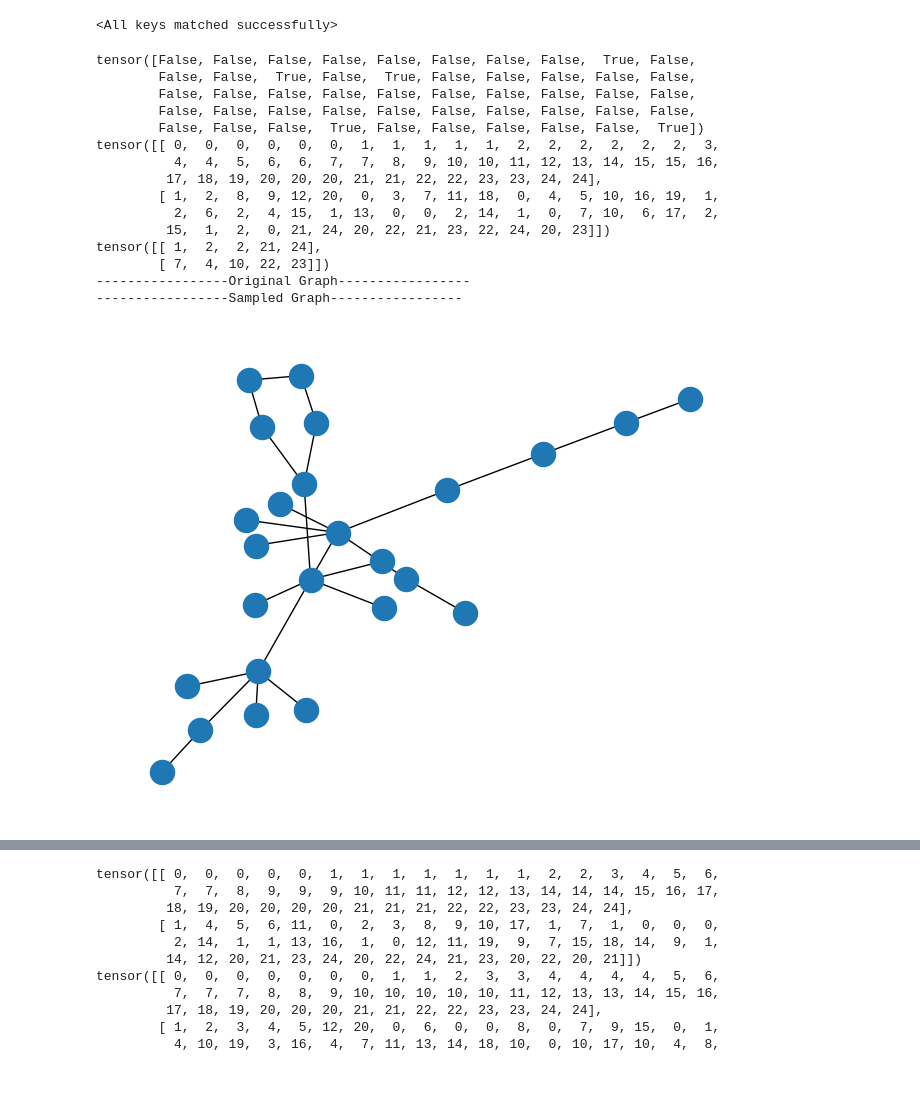
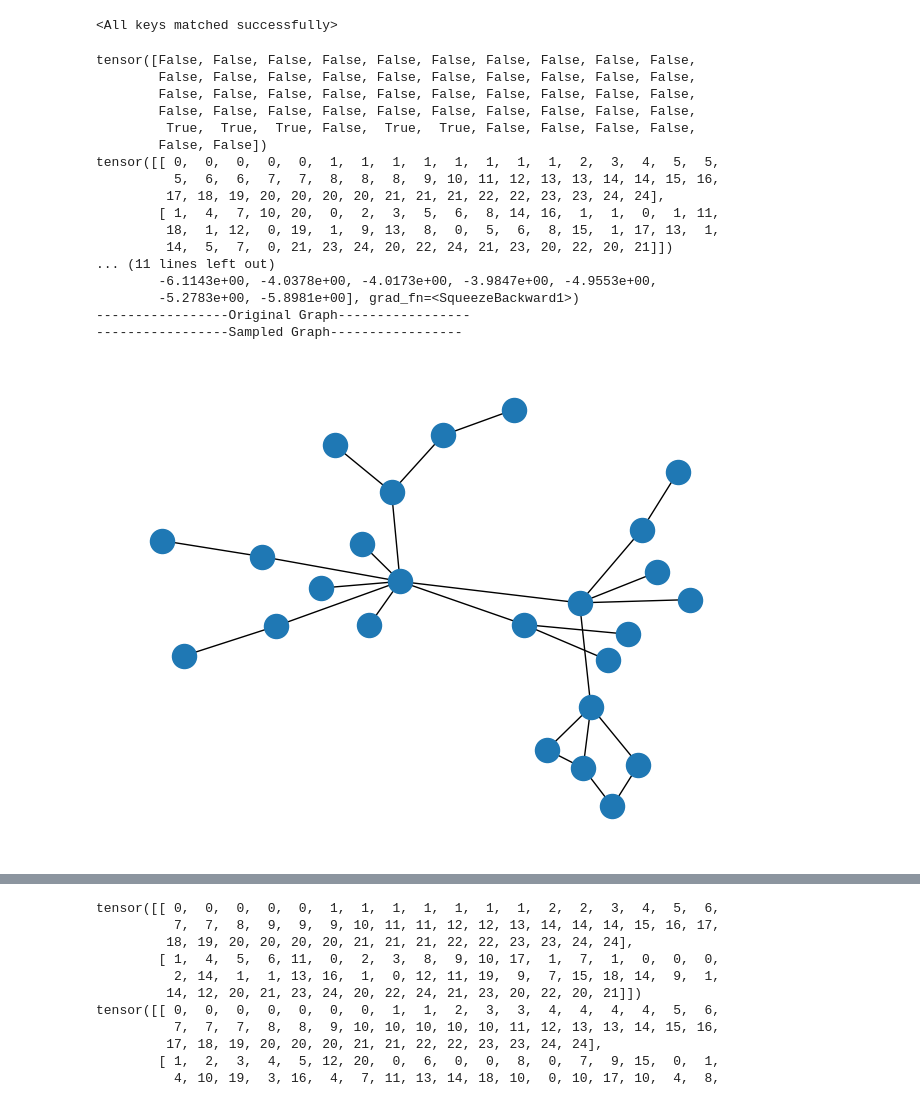
Before and after one commit to TrstnSch/BT-ML-PGESAT, a Jupyter notebook: code/PGExplainer/train_explainer.ipynb, the cells around one changed output, grey strips where cells are left out. Drawn from its saved outputs; the diff is of its cells as text; code cells hidden in the pictures.

```diff
--- a/code/PGExplainer/train_explainer.ipynb
+++ b/code/PGExplainer/train_explainer.ipynb
@@ -161,22 +173,22 @@ torch.save(mlp.state_dict(), f"models/explainerBA2Motif Regularized")
 # %%
 mlp = networks.MLP(features = 40)     # Adjust according to data and task
-mlp.load_state_dict(torch.load("models/explainerBA2Motif Regularized BAD", weights_only=True))
+mlp.load_state_dict(torch.load("models/explainerBA2Motif", weights_only=True))
 # %% [output]
 <All keys matched successfully>
 # %%
 mlp.eval()
-data1 = train_dataset[2]
+data1 = train_dataset[22]
 
 printLoader = DataLoader([data1], 1, False)
 
 embeddings = mlp.getGraphEdgeEmbeddings(printLoader, modelGraphGNN)
 
-temperature = t_0*((t_T/t_0) ** (1))
+##temperature = t_0*((t_T/t_0) ** (1))
 
 out = mlp.forward(embeddings[0])
 
 w_ij = out.squeeze(1)
-edge_ij = mlp.sampleGraph(w_ij, temperature)
+##edge_ij = mlp.sampleGraph(w_ij, temperature)
 
 
 # This is useless. Instead: Take the 5 highest edge weights and draw these
@@ -191,43 +203,47 @@ mask[top_k_indices] = True
 print(mask)
 print(data1.edge_index)
 
 edge_index_masked = data1.edge_index[:,mask]
 
 print(edge_index_masked)
 
-Gs = Data(x=data1.x, edge_index=data1.edge_index, edge_attr=w_ij)
+Gs = Data(x=data1.x, edge_index=edge_index_masked, edge_attr=w_ij)
+
+print(Gs.edge_attr)
 
 print("-----------------Original Graph-----------------")
 gO = torch_geometric.utils.to_networkx(data1, to_undirected=True)
 pos = nx.spring_layout(gO)
 plt.figure(2)
 nx.draw(gO, pos=pos)
 
 print("-----------------Sampled Graph-----------------")
 gS = torch_geometric.utils.to_networkx(Gs, edge_attrs=["edge_attr"], to_undirected=True)
 plt.figure(1)
 nx.draw(gS, pos=pos)
 
 labels = nx.get_edge_attributes(gS,'edge_attr')
 labels = {edge: f"{weight:.2f}" for edge, weight in nx.get_edge_attributes(gS, 'edge_attr').items()}
 nx.draw_networkx_edge_labels(gS, pos, edge_labels=labels, font_size=6)
 #print(modelGraphGNN.forward(Gs.x, Gs.edge_index))
 
 plt.show()
 # %% [output]
-tensor([False, False, False, False, False, False, False, False,  True, False,
-        False, False,  True, False,  True, False, False, False, False, False,
+tensor([False, False, False, False, False, False, False, False, False, False,
         False, False, False, False, False, False, False, False, False, False,
         False, False, False, False, False, False, False, False, False, False,
-        False, False, False,  True, False, False, False, False, False,  True])
-tensor([[ 0,  0,  0,  0,  0,  0,  1,  1,  1,  1,  1,  2,  2,  2,  2,  2,  2,  3,
-          4,  4,  5,  6,  6,  7,  7,  8,  9, 10, 10, 11, 12, 13, 14, 15, 15, 16,
-         17, 18, 19, 20, 20, 20, 21, 21, 22, 22, 23, 23, 24, 24],
-        [ 1,  2,  8,  9, 12, 20,  0,  3,  7, 11, 18,  0,  4,  5, 10, 16, 19,  1,
-          2,  6,  2,  4, 15,  1, 13,  0,  0,  2, 14,  1,  0,  7, 10,  6, 17,  2,
-         15,  1,  2,  0, 21, 24, 20, 22, 21, 23, 22, 24, 20, 23]])
-tensor([[ 1,  2,  2, 21, 24],
-        [ 7,  4, 10, 22, 23]])
+        False, False, False, False, False, False, False, False, False, False,
+         True,  True,  True, False,  True,  True, False, False, False, False,
+        False, False])
+tensor([[ 0,  0,  0,  0,  0,  1,  1,  1,  1,  1,  1,  1,  1,  2,  3,  4,  5,  5,
+          5,  6,  6,  7,  7,  8,  8,  8,  9, 10, 11, 12, 13, 13, 14, 14, 15, 16,
+         17, 18, 19, 20, 20, 20, 20, 21, 21, 21, 22, 22, 23, 23, 24, 24],
+        [ 1,  4,  7, 10, 20,  0,  2,  3,  5,  6,  8, 14, 16,  1,  1,  0,  1, 11,
+         18,  1, 12,  0, 19,  1,  9, 13,  8,  0,  5,  6,  8, 15,  1, 17, 13,  1,
+         14,  5,  7,  0, 21, 23, 24, 20, 22, 24, 21, 23, 20, 22, 20, 21]])
+... (11 lines left out)
+        -6.1143e+00, -4.0378e+00, -4.0173e+00, -3.9847e+00, -4.9553e+00,
+        -5.2783e+00, -5.8981e+00], grad_fn=<SqueezeBackward1>)
 -----------------Original Graph-----------------
 -----------------Sampled Graph-----------------
-[figure, old version]
+[figure, new version]
```
Also changed, not shown: parts of 5 cells of this notebook.
